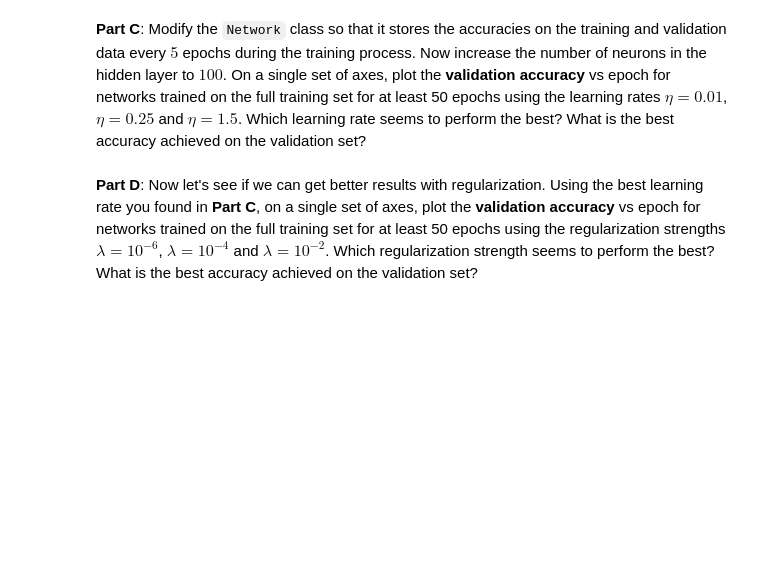
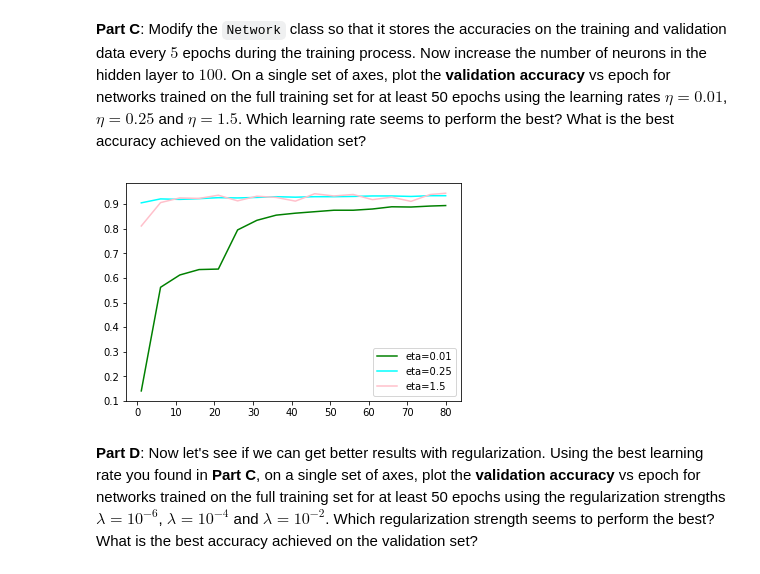
Before and after one commit to AkritiKapur/ml-5622-assignments, a Jupyter notebook: neuralnets/neuralnets.ipynb, the cells around one changed output. Saved outputs shown, nothing was run; the diff lists cells and outputs as text; code cells hidden in the pictures; blank space fills up the shorter version.

Commit message:
eta plot added

```diff
--- a/neuralnets/neuralnets.ipynb
+++ b/neuralnets/neuralnets.ipynb
@@ -226,7 +226,7 @@ class Network:
         :param num_epochs: number of epochs to run
         :param isPrint: flag indicating to print training progress or not
         """
-
+        report = []
         # initialize shuffled indices
         shuffled_inds = list(range(X_train.shape[0]))
 
@@ -246,12 +246,24 @@ class Network:
                 self.b = self.b - eta * np.array(self.db)
 
             # occasionally print accuracy
-            if isPrint and ((ep+1)%10)==1:
+            if isPrint and ((ep+1)%5)==1:
                 self.epoch_report(ep, num_epochs, X_train, y_train, X_valid, y_valid)
+
+            if ((ep+1)%5)==1:
+                r = {"epoch":ep+1, "train":self.accuracy(X_train, y_train)}
+                if X_valid is not None:
+                    r['valid'] = self.accuracy(X_valid, y_valid)
+                report.append(r)
 
         # print final accuracy
         if isPrint:
             self.epoch_report(ep, num_epochs, X_train, y_train, X_valid, y_valid)
+        r = {"epoch":ep+1, "train":self.accuracy(X_train, y_train)}
+        if X_valid is not None:
+            r['valid'] = self.accuracy(X_valid, y_valid)
+        report.append(r)
+
+        return report
 
 
     def epoch_report(self, ep, num_epochs, X_train, y_train, X_valid, y_valid):
@@ -429,5 +442,19 @@ epoch  91/100:   train acc:    0.766  valid acc:    0.706
 epoch 100/100:   train acc:    0.796  valid acc:    0.736
 # %% [markdown]
 **Part C**: Modify the `Network` class so that it stores the accuracies on the training and validation data every $5$ epochs during the training process. Now increase the number of neurons in the hidden layer to $100$.  On a single set of axes, plot the **validation accuracy** vs epoch for networks trained on the full training set for at least 50 epochs using the learning rates $\eta = 0.01$, $\eta = 0.25$ and $\eta = 1.5$.  Which learning rate seems to perform the best? What is the best accuracy achieved on the validation set?
+# %%
+etas = [0.01, 0.25, 1.5]
+colors = ["green", "cyan", "pink"]
+nn = Network([441,100,4])
+for i, eta in enumerate(etas):
+    report = nn.train(X_train, y_train, X_valid, y_valid, eta=eta, num_epochs=80, isPrint=False)
+    x = [r['epoch'] for r in report]
+    y = [r['valid'] for r in report]
+    plt.plot(x, y, color=colors[i], label='eta={}'.format(eta))
+    plt.legend()
+
+plt.show()
+# %% [output]
+[figure, added]
 # %% [markdown]
 **Part D**:  Now let's see if we can get better results with regularization. Using the best learning rate you found in **Part C**, on a single set of axes, plot the **validation accuracy** vs epoch for networks trained on the full training set for at least 50 epochs using the regularization strengths $\lambda = 10^{-6}$, $\lambda = 10^{-4}$ and $\lambda = 10^{-2}$.  Which regularization strength seems to perform the best? What is the best accuracy achieved on the validation set?
```
Also changed, not shown: parts of 5 cells of this notebook.
